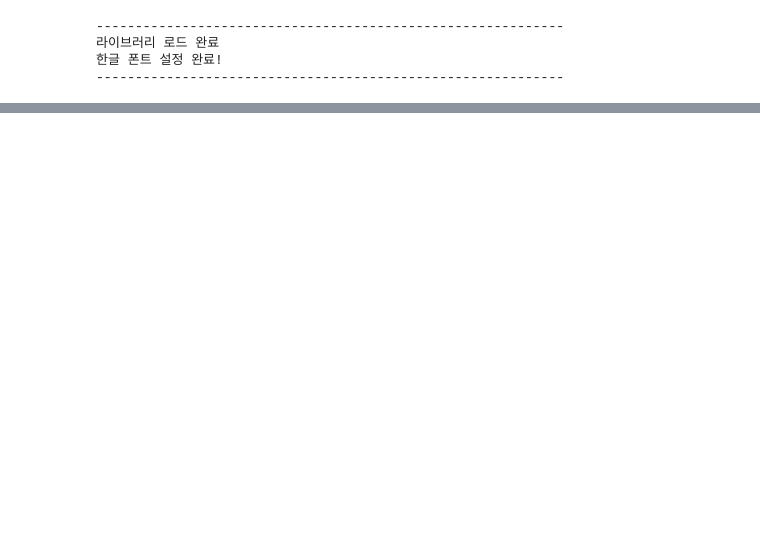
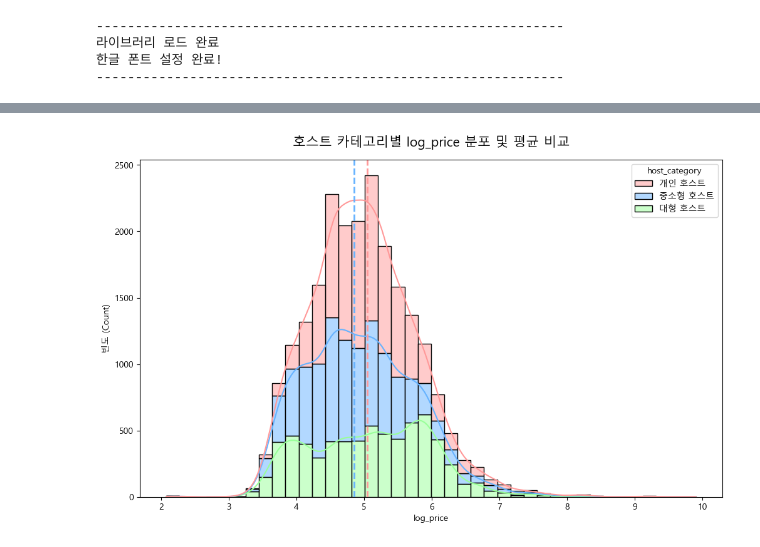
Before and after one commit to sybeom528/airbnb_price_prediction, a Jupyter notebook: notebooks/260304_khe.ipynb, the cells around one changed output, grey strips where cells are left out. Drawn from its saved outputs; the diff is of its cells as text; code cells hidden in the pictures; blank space fills up the shorter version.

```diff
--- a/notebooks/260304_khe.ipynb
+++ b/notebooks/260304_khe.ipynb
@@ -319,0 +101,21 @@ property_type (숙소 타입), room_type (룸 타입)
+# %%
+# 개인 호스트, 중소형 호스트, 대형 호스트의 비율 계산
+total_hosts = host_category_counts.sum()
+host_category_ratios = (host_category_counts / total_hosts) * 100
+print(f"\n호스트 카테고리 비율: {host_category_ratios}")
+
+# 파이그래프로 시각화
+fig, ax = plt.subplots(figsize=(10, 8))
+wedges, texts, autotexts = ax.pie(host_category_counts, autopct='%1.1f%%', startangle=140, pctdistance=0.75, colors= ['#ff9999','#66b3ff','#99ff99'])
+# 파이 안에 "이름+비율" 표시
+for i, a in enumerate(autotexts):
+    label = host_category_counts.index[i]
+    current_pct = a.get_text()
+    a.set_text(f"{label}\n({current_pct})")
+    a.set_fontsize(10)
+    a.set_color('black')
+# 범례 추가
+ax.legend(wedges, host_category_counts.index, title="호스트 카테고리", loc="center left", bbox_to_anchor=(1, 0, 0.5, 1))
+plt.title('호스트 카테고리 비율')
+plt.axis('equal')  # 원이 둥글게 보이도록 설정
+plt.show()
@@ -319,0 +129,25 @@ property_type (숙소 타입), room_type (룸 타입)
+# %%
+# 호스트 카테고리별 log_price 분포 시각화
+plt.figure(figsize=(12, 7))
+sns.histplot(data=df_cleaned_copy, x='log_price', hue='host_category',
+             multiple='stack', kde=True, bins=40,
+             palette=['#ff9999','#66b3ff','#99ff99'], alpha=0.5)
+
+# 각 카테고리별 평균값 계산 및 수직선(axvline) 추가
+colors = ['#ff9999','#66b3ff','#99ff99']
+categories = ['개인 호스트', '중소형 호스트', '기업형 호스트']
+
+for i, cat in enumerate(categories):
+    host_mean_val = df_cleaned_copy[df_cleaned_copy['host_category'] == cat]['log_price'].mean()
+
+    # 수직선 그리기
+    plt.axvline(host_mean_val, color=colors[i], linestyle='--', linewidth=2)
+
+# 4. 라벨 및 타이틀 설정
+plt.title('호스트 카테고리별 log_price 분포 및 평균 비교', fontsize=15, pad=15)
+plt.xlabel('log_price')
+plt.ylabel('빈도 (Count)')
+
+plt.show()
+# %% [output]
+[figure, added]
```
Also changed, not shown: parts of 44 cells of this notebook.
